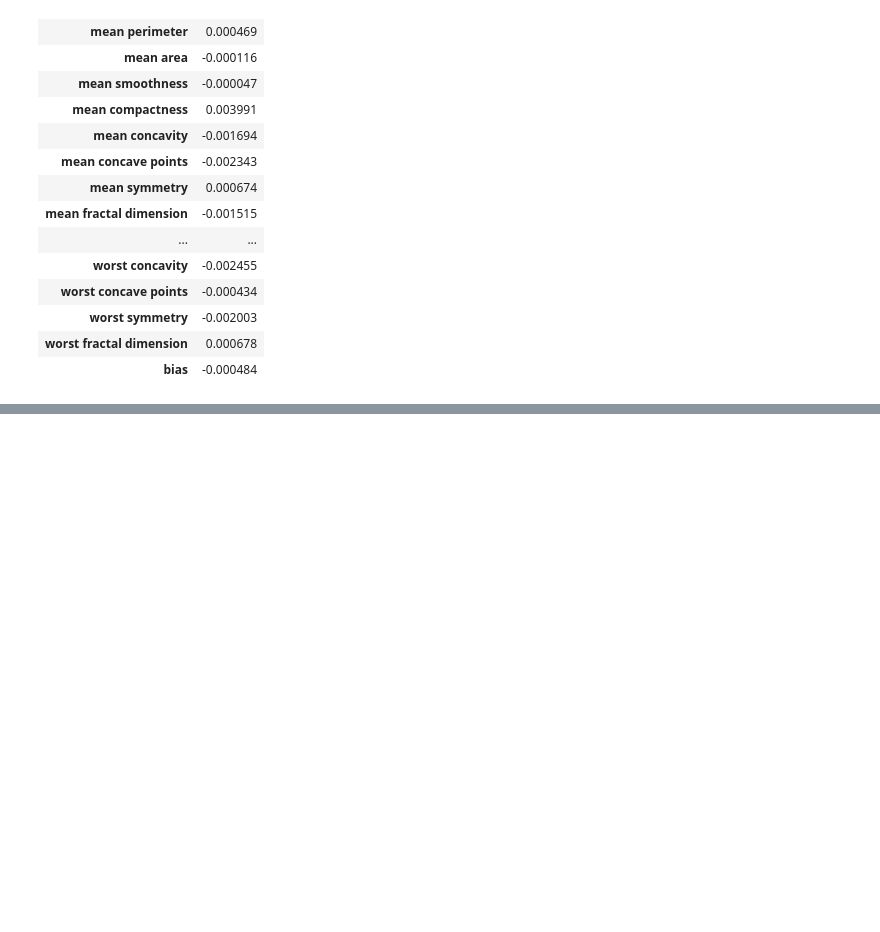
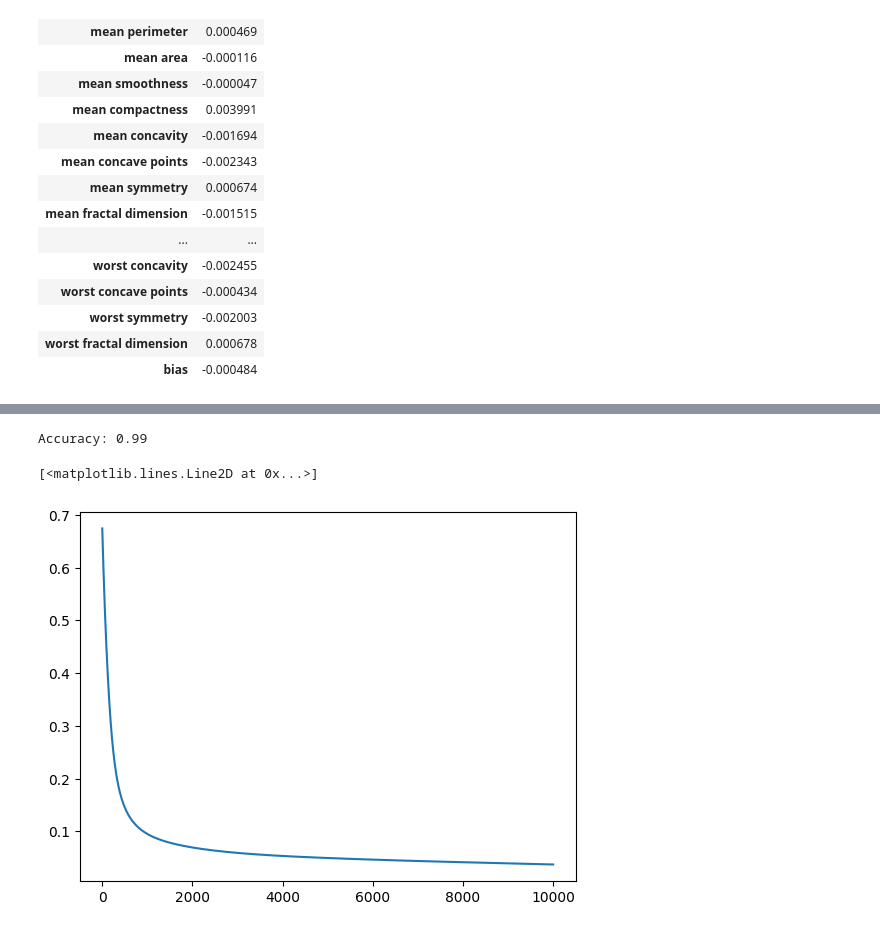
Before and after one commit to prachsk/ML_project, a Jupyter notebook: test.ipynb, the cells around one changed output, grey strips where cells are left out. Drawn from its saved outputs; the diff is of its cells as text; code cells hidden in the pictures; blank space fills up the shorter version.

```diff
--- a/test.ipynb
+++ b/test.ipynb
@@ -101,0 +163,9 @@ weight
+# %%
+ann = ANN(X_train.shape[1], 8, 1, problem='classification')
+# %%
+device = 'mps'
+ann.to(device)
+X_train = tensor(X_train.astype(np.float32)).to(device)
+y_train = tensor(y_train.values.astype(np.float32).reshape(-1, 1)).to(device)
+# %%
+ann.fit(X_train, y_train, max_iter=10000, lr=0.01)
@@ -101,0 +196,9 @@ weight
+# %%
+print(f"Accuracy: {np.mean(y_pred == y_test.values.flatten()):.2f}")
+# %% [output]
+Accuracy: 0.99
+# %%
+plt.plot(ann.loss)
+# %% [output]
+[<matplotlib.lines.Line2D at 0x...>]
+[figure, added]
```
Also changed, not shown: parts of 23 cells of this notebook.
